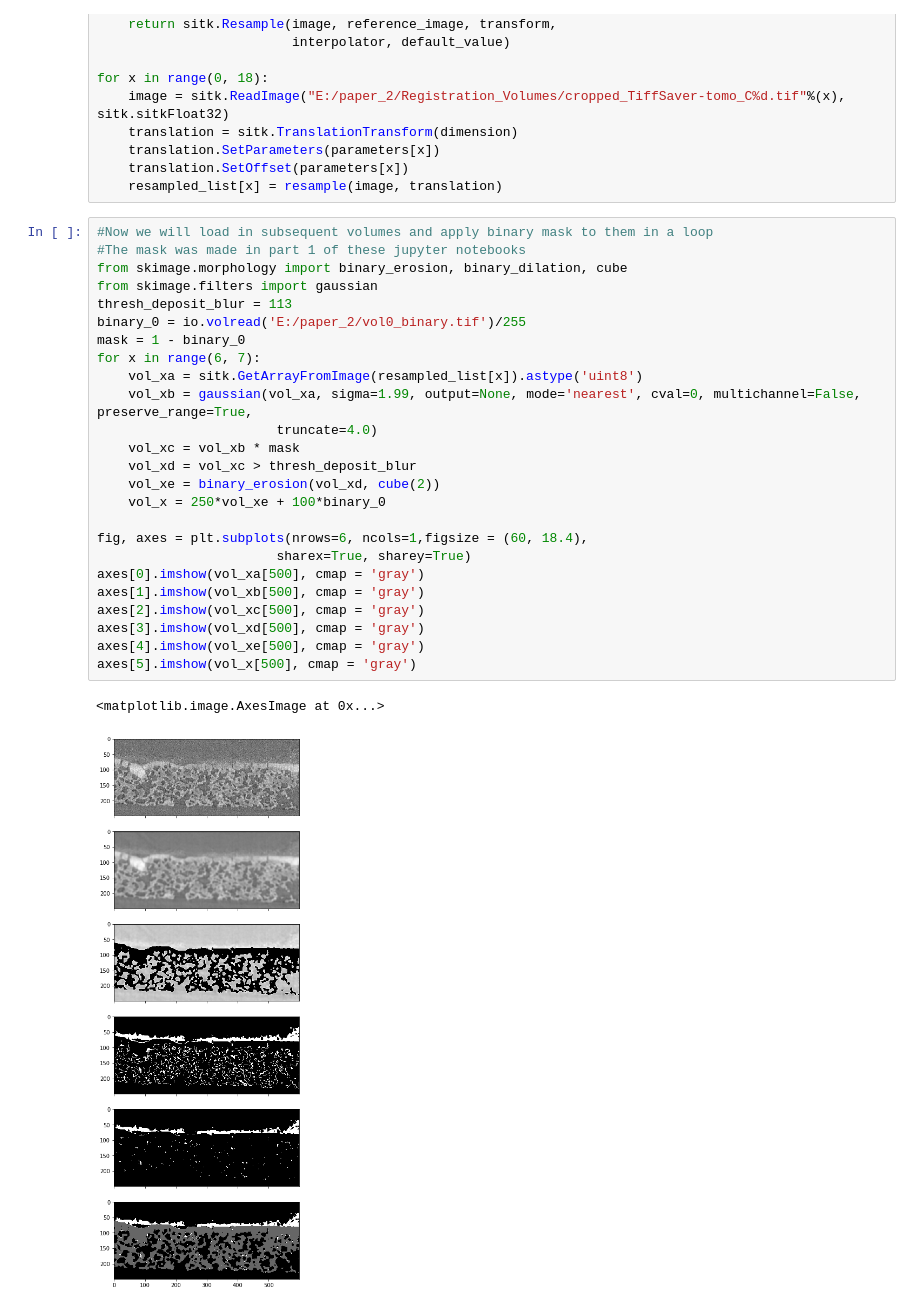
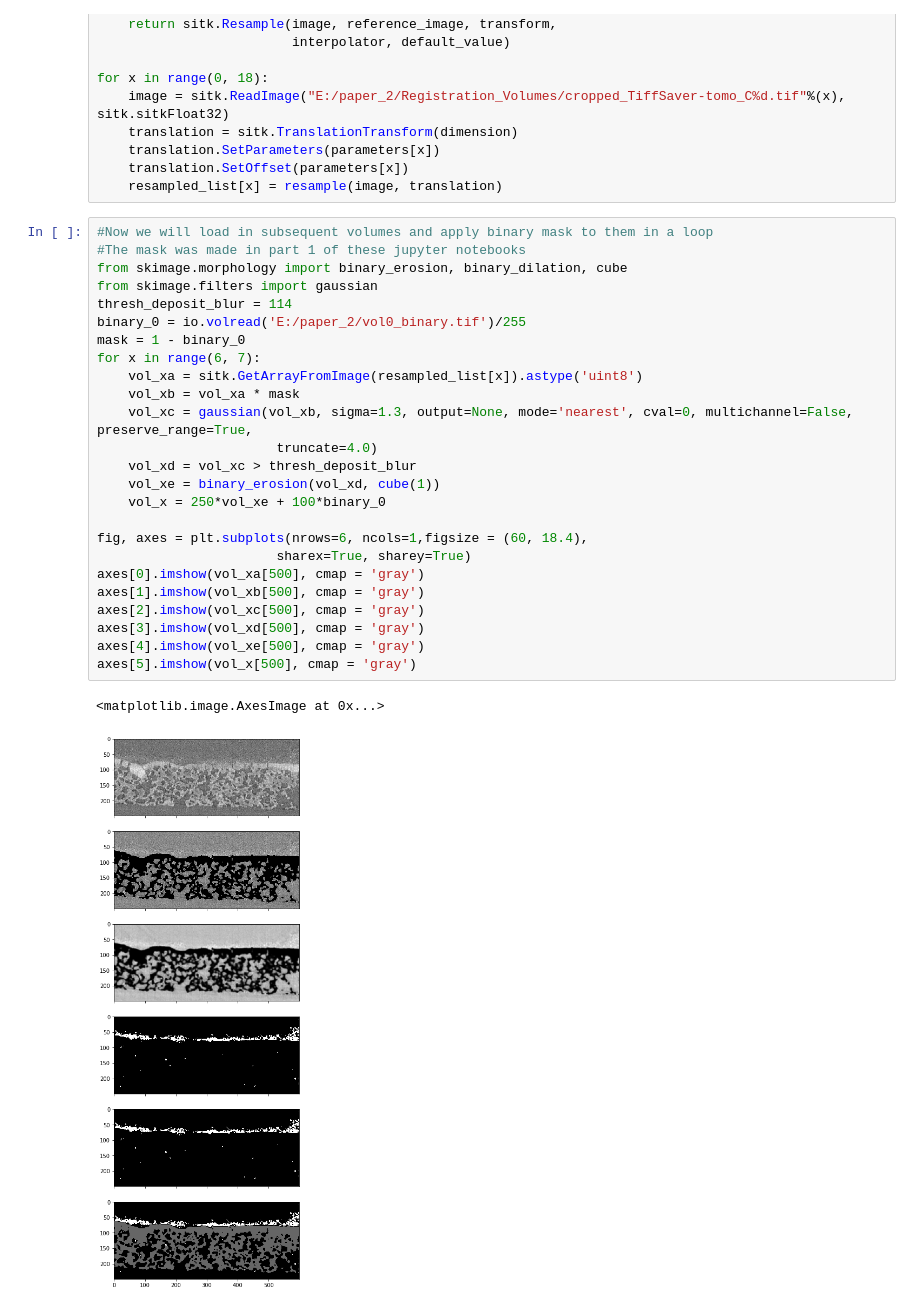
Before and after one commit to MaPhewJ/MG23490-1-Paper2, a Jupyter notebook: MG23490-1 - Paper2 - Part3 - Segmentation.ipynb, the cells around one changed output. Cells and saved outputs as stored; diff of their text form.

```diff
--- a/MG23490-1 - Paper2 - Part3 - Segmentation.ipynb
+++ b/MG23490-1 - Paper2 - Part3 - Segmentation.ipynb
@@ -63,28 +63,28 @@ for x in range(0, 18):
 # %%
 #Now we will load in subsequent volumes and apply binary mask to them in a loop
 #The mask was made in part 1 of these jupyter notebooks
 from skimage.morphology import binary_erosion, binary_dilation, cube
 from skimage.filters import gaussian
-thresh_deposit_blur = 113
+thresh_deposit_blur = 114
 binary_0 = io.volread('E:/paper_2/vol0_binary.tif')/255
 mask = 1 - binary_0
 for x in range(6, 7):
     vol_xa = sitk.GetArrayFromImage(resampled_list[x]).astype('uint8')
-    vol_xb = gaussian(vol_xa, sigma=1.99, output=None, mode='nearest', cval=0, multichannel=False, preserve_range=True,
+    vol_xb = vol_xa * mask
+    vol_xc = gaussian(vol_xb, sigma=1.3, output=None, mode='nearest', cval=0, multichannel=False, preserve_range=True,
                        truncate=4.0)
-    vol_xc = vol_xb * mask
     vol_xd = vol_xc > thresh_deposit_blur
-    vol_xe = binary_erosion(vol_xd, cube(2))
+    vol_xe = binary_erosion(vol_xd, cube(1))
     vol_x = 250*vol_xe + 100*binary_0
 
 fig, axes = plt.subplots(nrows=6, ncols=1,figsize = (60, 18.4),
                        sharex=True, sharey=True)
 axes[0].imshow(vol_xa[500], cmap = 'gray')
 axes[1].imshow(vol_xb[500], cmap = 'gray')
 axes[2].imshow(vol_xc[500], cmap = 'gray')
 axes[3].imshow(vol_xd[500], cmap = 'gray')
 axes[4].imshow(vol_xe[500], cmap = 'gray')
 axes[5].imshow(vol_x[500], cmap = 'gray')
 # %% [output]
 <matplotlib.image.AxesImage at 0x...>
-[figure, old version]
+[figure, new version]
```
